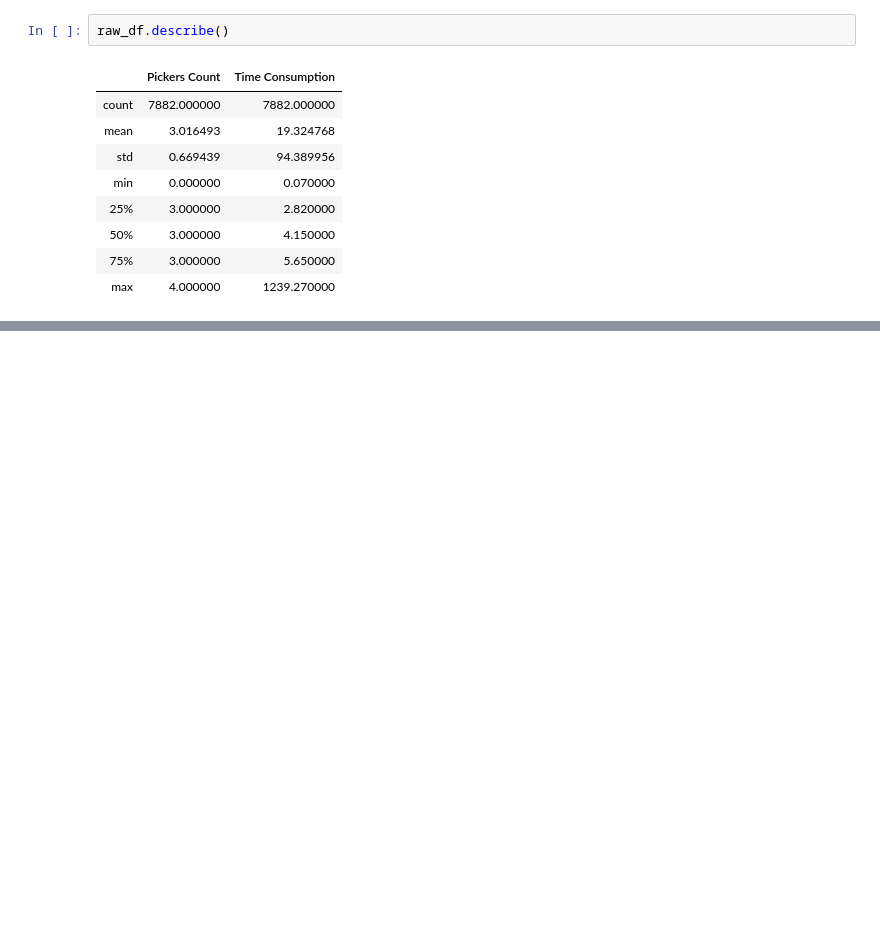
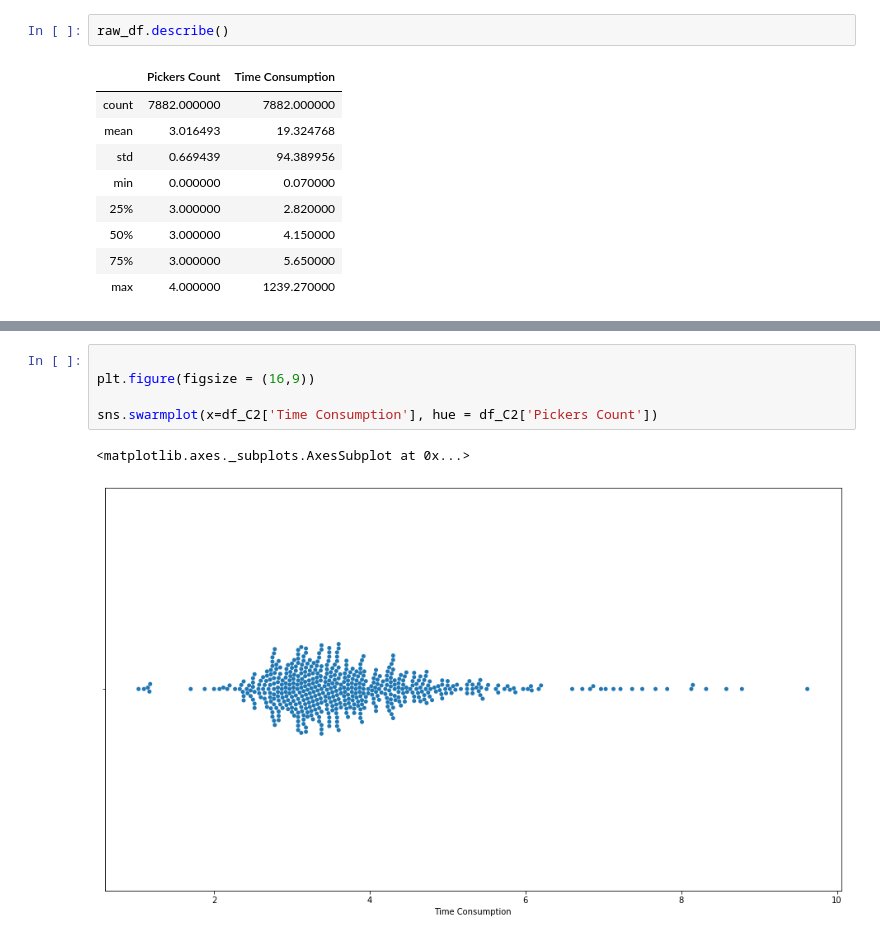
Before and after one commit to QPeiran/predicting_mks_speed, a Jupyter notebook: recipe_speed_pre.ipynb, the cells around one changed output, grey strips where cells are left out. Saved outputs shown, nothing was run; the diff lists cells and outputs as text; blank space fills up the shorter version.

```diff
--- a/recipe_speed_pre.ipynb
+++ b/recipe_speed_pre.ipynb
@@ -54,0 +62,8 @@ raw_df[(raw_df['Recipe Name'] == 'C2') & (raw_df['Seq Code'].notnull())]
+# %%
+
+plt.figure(figsize = (16,9))
+
+sns.swarmplot(x=df_C2['Time Consumption'], hue = df_C2['Pickers Count'])
+# %% [output]
+<matplotlib.axes._subplots.AxesSubplot at 0x...>
+[figure, added]
```
Also changed, not shown: parts of 7 cells of this notebook, 1 other file.
